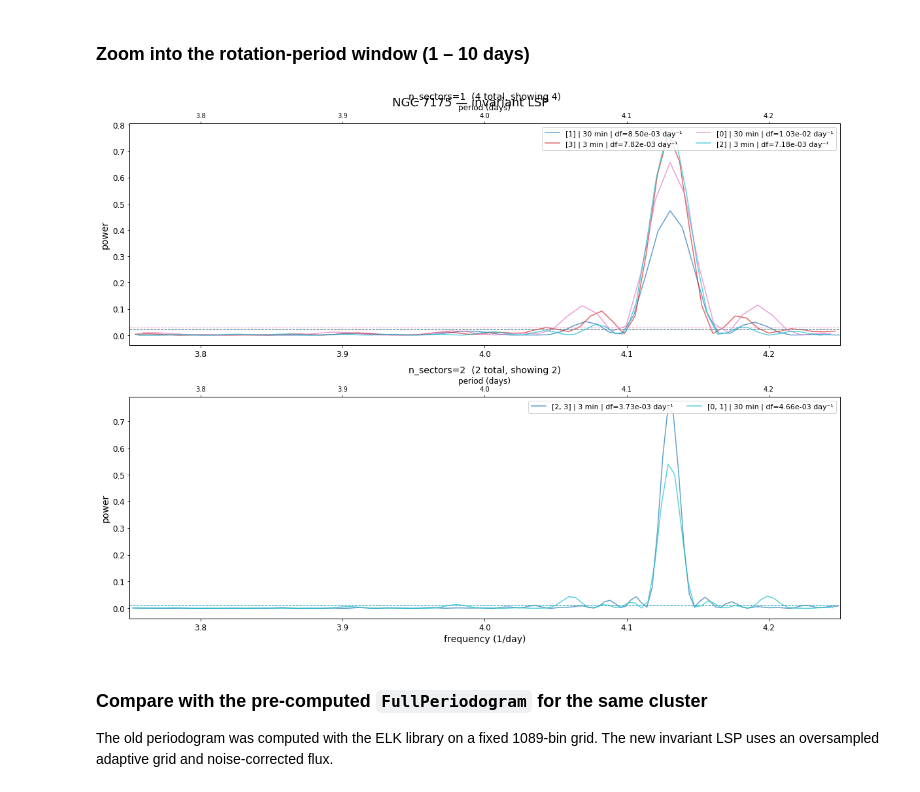
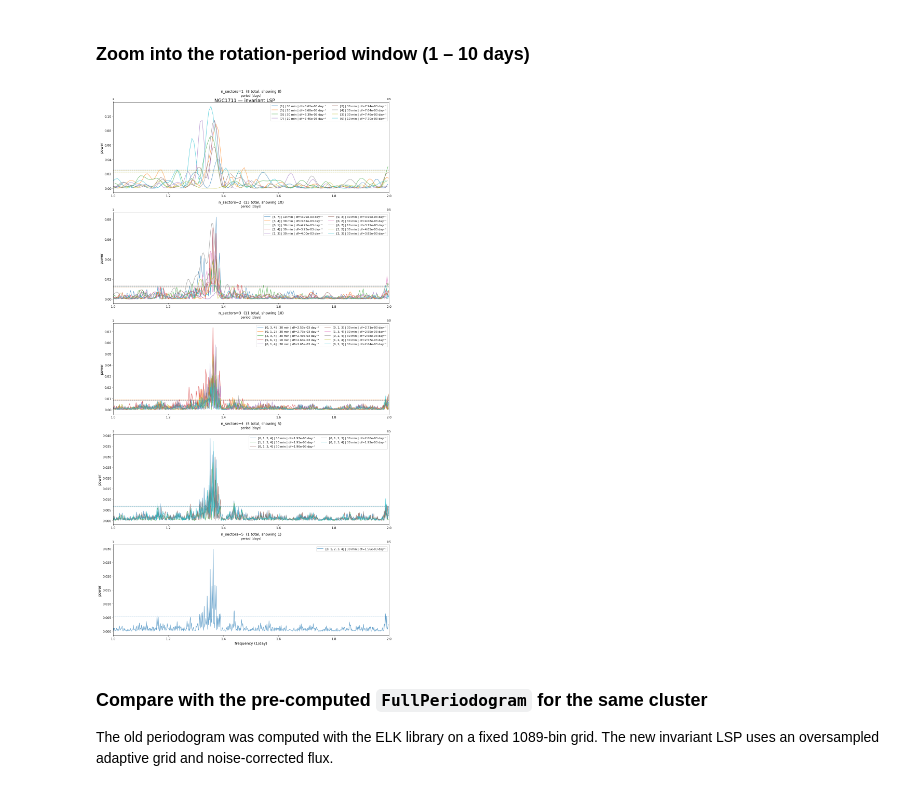
Before and after one commit to CharlieWillard1/TESS_Cluster_Age_ML, a Jupyter notebook: Data_Visualization_CGW/Visualize_LSP.ipynb, the cells around one changed output. Drawn from its saved outputs; the diff is of its cells as text; code cells hidden in the pictures.

```diff
--- a/Data_Visualization_CGW/Visualize_LSP.ipynb
+++ b/Data_Visualization_CGW/Visualize_LSP.ipynb
@@ -177,10 +174,10 @@ colour.  A period-in-days axis is shown at the top of each panel.
 # %%
 from vis_periodogram import plot_cluster_lsp
 
-test_name = b'NGC 7175'
+#test_name = b'NGC 7175'
 
 plot_cluster_lsp(
-    master_table,
+    subset,
     name=test_name,
     max_num_pgs=10,
     yscale='log',
@@ -191,14 +188,14 @@ plot_cluster_lsp(
 ### Zoom into the rotation-period window (1 – 10 days)
 # %%
 plot_cluster_lsp(
-    master_table,
+    subset,
     name=test_name,
     max_num_pgs=10,
     yscale='linear',
-    x_lim=(3.75, 4.25),   # 1–10 day period window in frequency space
+    x_lim=(1, 2),   # 1–10 day period window in frequency space
 )
 # %% [output]
-[figure, old version]
+[figure, new version]
 # %% [markdown]
 ### Compare with the pre-computed `FullPeriodogram` for the same cluster
 
```
Also changed, not shown: parts of 2 cells of this notebook, 3 other files.
